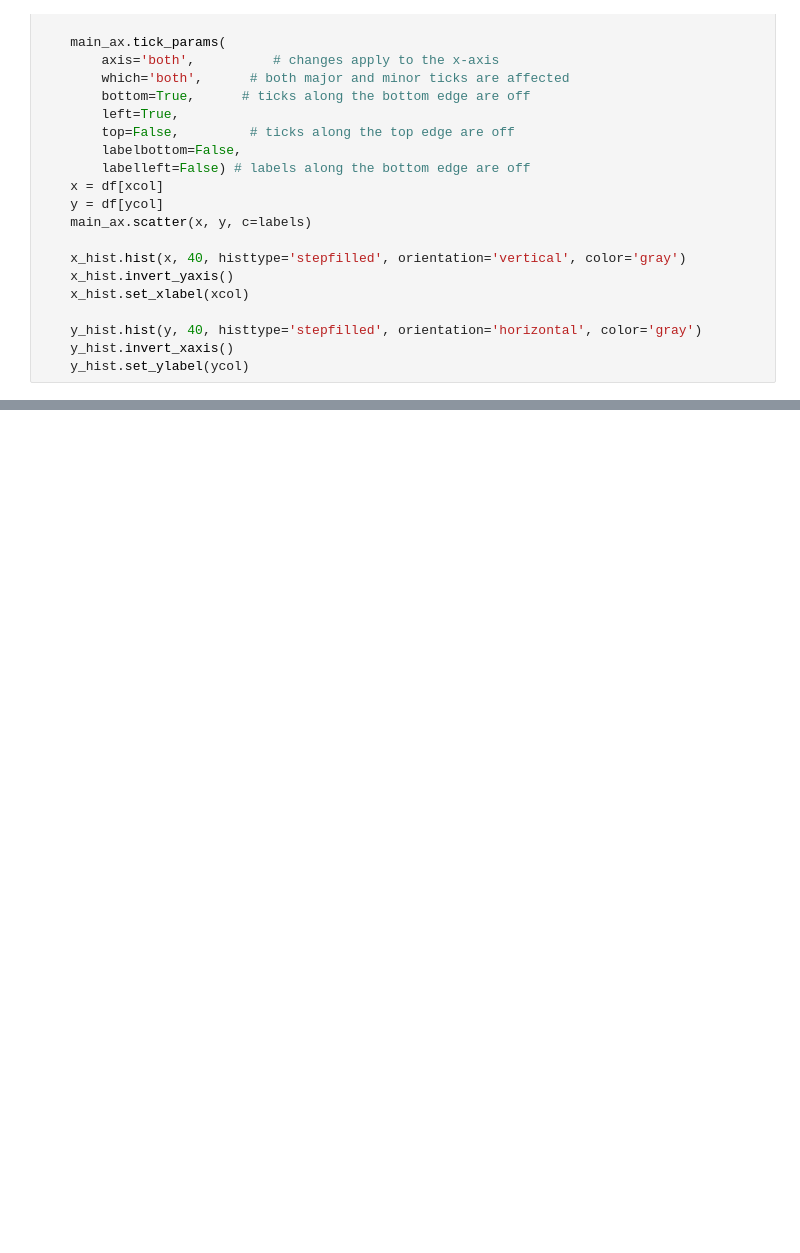
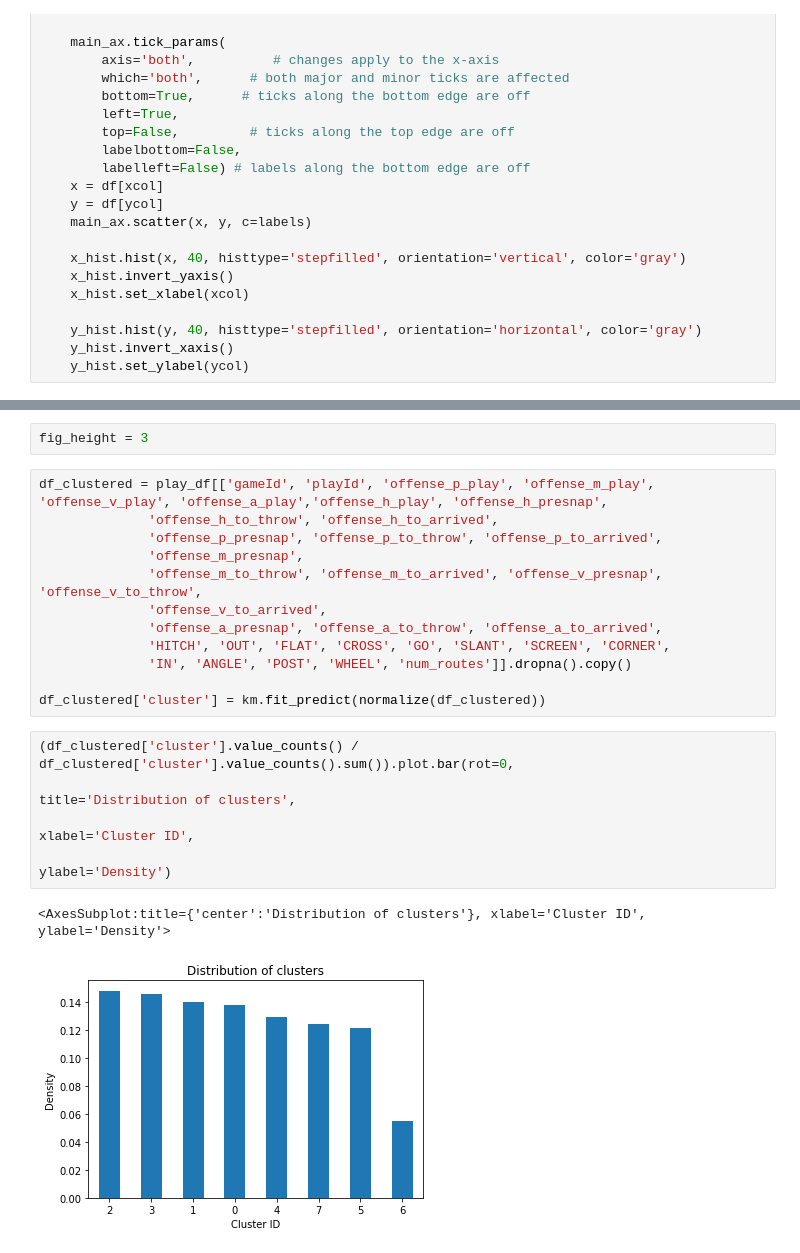
Before and after one commit to sskett/cosc301, a Jupyter notebook: clustering.ipynb, the cells around one changed output, grey strips where cells are left out. Saved outputs shown, nothing was run; the diff lists cells and outputs as text; blank space fills up the shorter version.

```diff
--- a/clustering.ipynb
+++ b/clustering.ipynb
@@ -565,0 +605,22 @@ ax.scatter3D(x, y, z, c=model.labels_)
+# %%
+fig_height = 3
+# %%
+df_clustered = play_df[['gameId', 'playId', 'offense_p_play', 'offense_m_play', 'offense_v_play', 'offense_a_play','offense_h_play', 'offense_h_presnap',
+              'offense_h_to_throw', 'offense_h_to_arrived',
+              'offense_p_presnap', 'offense_p_to_throw', 'offense_p_to_arrived',
+              'offense_m_presnap',
+              'offense_m_to_throw', 'offense_m_to_arrived', 'offense_v_presnap', 'offense_v_to_throw',
+              'offense_v_to_arrived',
+              'offense_a_presnap', 'offense_a_to_throw', 'offense_a_to_arrived',
+              'HITCH', 'OUT', 'FLAT', 'CROSS', 'GO', 'SLANT', 'SCREEN', 'CORNER',
+              'IN', 'ANGLE', 'POST', 'WHEEL', 'num_routes']].dropna().copy()
+
+df_clustered['cluster'] = km.fit_predict(normalize(df_clustered))
+# %%
+(df_clustered['cluster'].value_counts() / df_clustered['cluster'].value_counts().sum()).plot.bar(rot=0,
+                                                                                             title='Distribution of clusters',
+                                                                                             xlabel='Cluster ID',
+                                                                                             ylabel='Density')
+# %% [output]
+<AxesSubplot:title={'center':'Distribution of clusters'}, xlabel='Cluster ID', ylabel='Density'>
+[figure, added]
```
Also changed, not shown: parts of 22 cells of this notebook, 1 other file.
